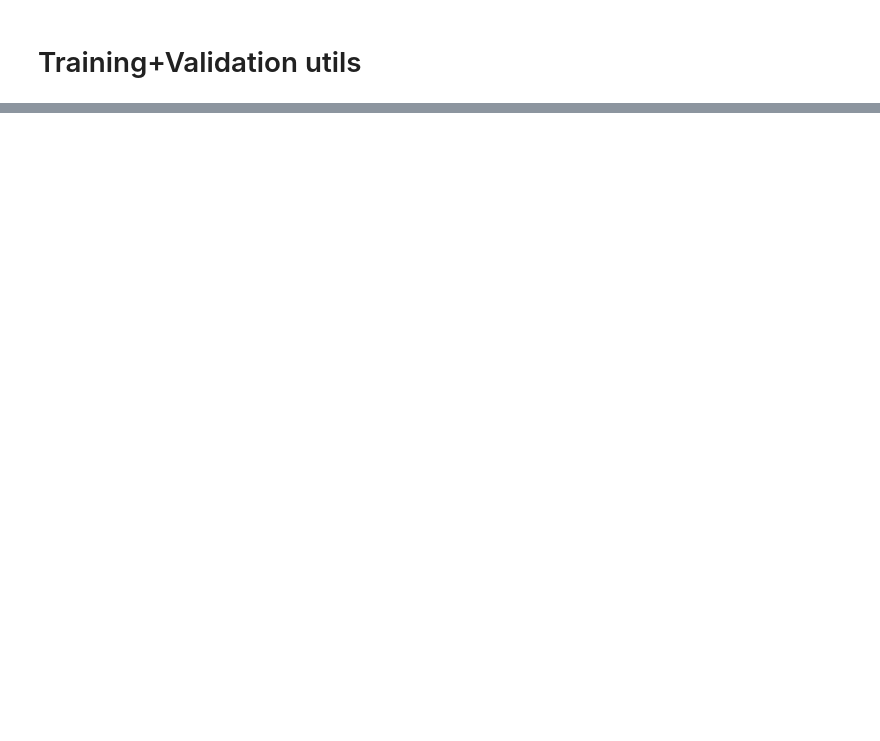
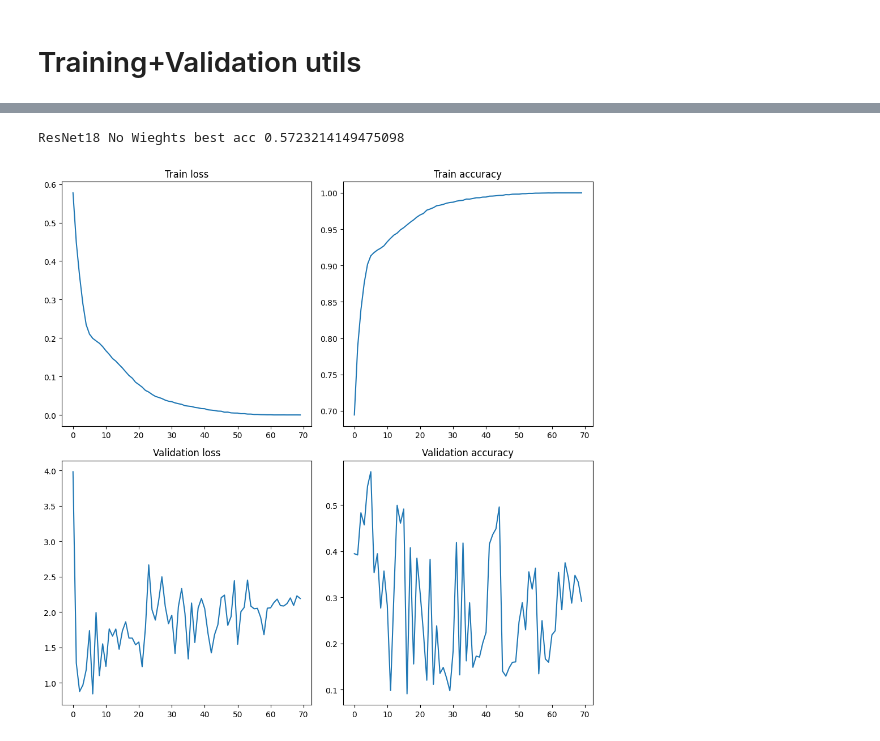
Before and after one commit to st235/HSE.SyntheticDetection, a Jupyter notebook: SyntheticsDetection.ipynb, the cells around one changed output, grey strips where cells are left out. Saved outputs shown, nothing was run; the diff lists cells and outputs as text; code cells hidden in the pictures; blank space fills up the shorter version.

```diff
--- a/SyntheticsDetection.ipynb
+++ b/SyntheticsDetection.ipynb
@@ -313,0 +336,23 @@ Epoch #0 started.
+# %%
+print(f"ResNet18 No Wieghts best acc {best_accuracy}")
+# %% [output]
+ResNet18 No Wieghts best acc 0.5723214149475098
+# %%
+fig, ax = plt.subplots(nrows=2, ncols=2, figsize=(10, 10))
+
+ax[0, 0].set_title("Train loss")
+ax[0, 0].plot(train_loss)
+
+ax[0, 1].set_title("Train accuracy")
+ax[0, 1].plot(train_accuracy)
+
+ax[1, 0].set_title("Validation loss")
+ax[1, 0].plot(val_loss)
+
+ax[1, 1].set_title("Validation accuracy")
+ax[1, 1].plot(val_accuracy)
+
+plt.tight_layout()
+plt.show()
+# %% [output]
+[figure, added]
```
Also changed, not shown: parts of 7 cells of this notebook.
